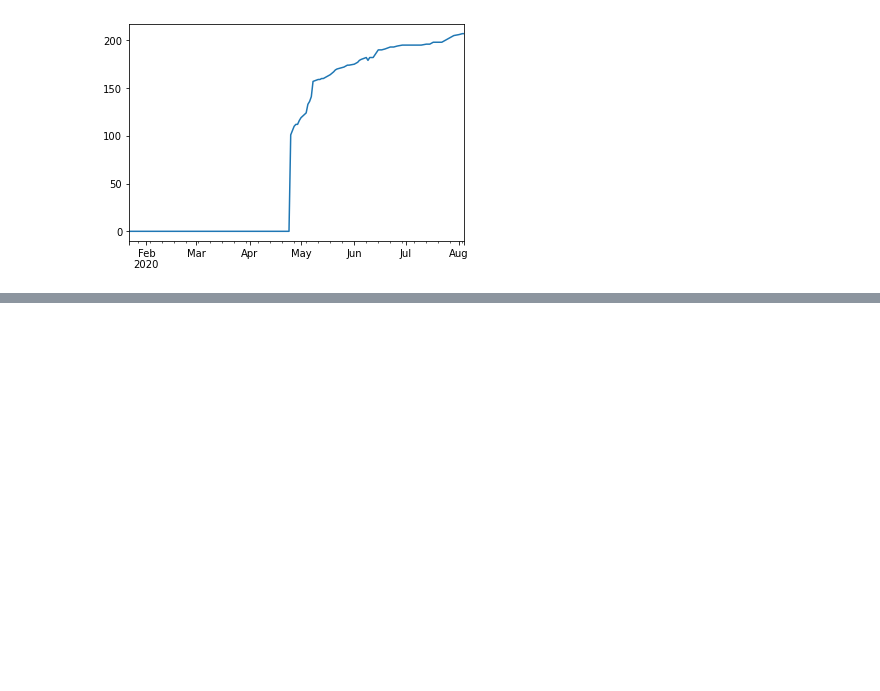
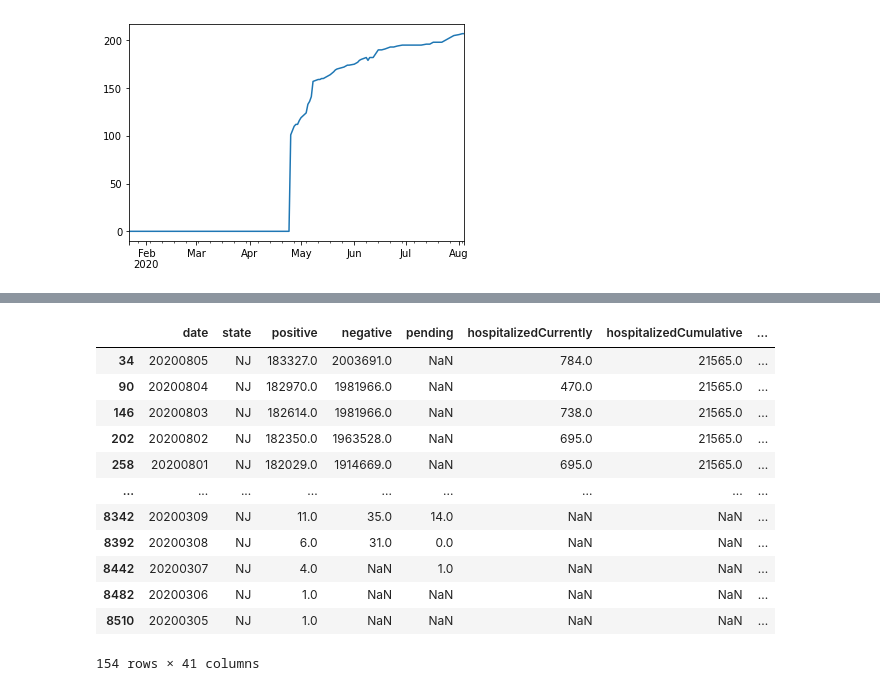
Before and after one commit to danielsuo/princeton.fyi, a Jupyter notebook: notebooks/Testing.ipynb, the cells around one changed output, grey strips where cells are left out. Saved outputs shown, nothing was run; the diff lists cells and outputs as text; code cells hidden in the pictures; blank space fills up the shorter version.

```diff
--- a/notebooks/Testing.ipynb
+++ b/notebooks/Testing.ipynb
@@ -218,0 +236,16 @@ cases_table.local.plot()
+# %%
+srcs["state_data"].df[srcs["state_data"].df.state == "NJ"]
+# %% [output]
+|  | date | state | positive | negative | pending | hospitalizedCurrently | hospitalizedCumulative | ... |
+| 34 | 20200805 | NJ | 183327.0 | 2003691.0 | NaN | 784.0 | 21565.0 | ... |
+| 90 | 20200804 | NJ | 182970.0 | 1981966.0 | NaN | 470.0 | 21565.0 | ... |
+| 146 | 20200803 | NJ | 182614.0 | 1981966.0 | NaN | 738.0 | 21565.0 | ... |
+| 202 | 20200802 | NJ | 182350.0 | 1963528.0 | NaN | 695.0 | 21565.0 | ... |
+| 258 | 20200801 | NJ | 182029.0 | 1914669.0 | NaN | 695.0 | 21565.0 | ... |
+| ... | ... | ... | ... | ... | ... | ... | ... | ... |
+| 8342 | 20200309 | NJ | 11.0 | 35.0 | 14.0 | NaN | NaN | ... |
+| 8392 | 20200308 | NJ | 6.0 | 31.0 | 0.0 | NaN | NaN | ... |
+| 8442 | 20200307 | NJ | 4.0 | NaN | 1.0 | NaN | NaN | ... |
+| 8482 | 20200306 | NJ | 1.0 | NaN | NaN | NaN | NaN | ... |
+| 8510 | 20200305 | NJ | 1.0 | NaN | NaN | NaN | NaN | ... |
+154 rows × 41 columns
```
Also changed, not shown: parts of 2 cells of this notebook, 6 other files.
